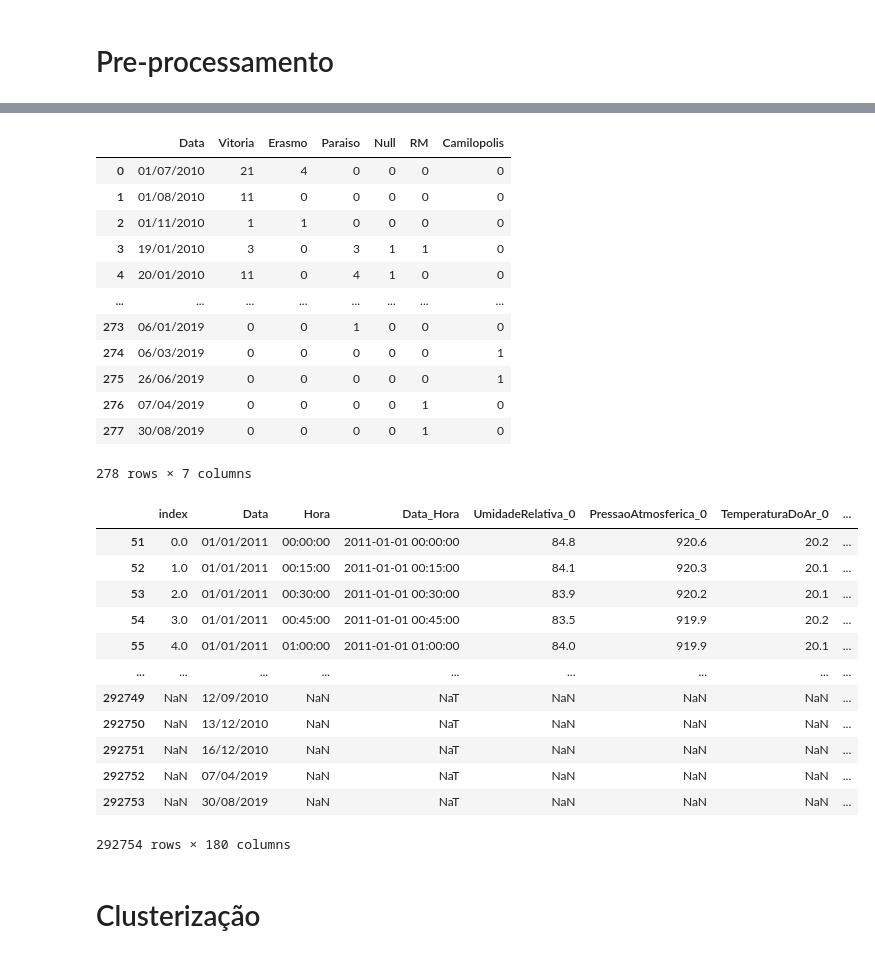
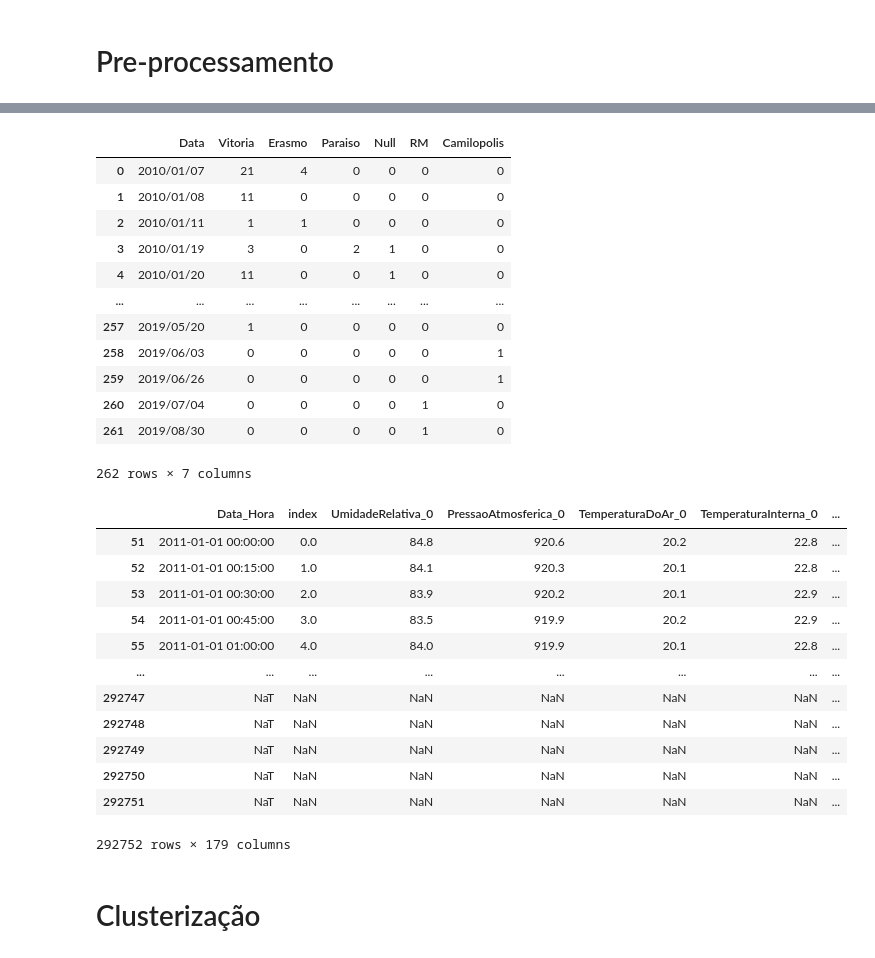
Before and after one commit to alagamentos/floodprediction, a Jupyter notebook: src/Notebooks/3_Cluster/0.1_Clustering_Tipos_Chuva.ipynb, the cells around one changed output, grey strips where cells are left out. Saved outputs shown, nothing was run; the diff lists cells and outputs as text; code cells hidden in the pictures.

```diff
--- a/src/Notebooks/3_Cluster/0.1_Clustering_Tipos_Chuva.ipynb
+++ b/src/Notebooks/3_Cluster/0.1_Clustering_Tipos_Chuva.ipynb
@@ -74,9 +74,9 @@ def round_date(date_string):
     if minute == '60':
         minute = '00'
         date_concat = left + minute + ':' + '00'
-        date_concat = datetime.strptime(date_concat, '%d/%m/%Y %H:%M:%S')
+        date_concat = datetime.strptime(date_concat, '%Y/%m/%d %H:%M:%S')
         date_concat = date_concat + timedelta(hours = 1)
-        date_concat = date_concat.strftime('%d/%m/%Y %H:%M:%S')
+        date_concat = date_concat.strftime('%Y/%m/%d %H:%M:%S')
     else:
         date_concat = left + minute + ':' + '00'
 
@@ -101,8 +101,8 @@ ord_serv['pos'] = le.transform(ord_serv['pos'])
 # %%
 ord_serv['Data_Hora'] = ord_serv['Data'] + ' ' + ord_serv['Hora']
 # %%
-#df_merged = pd.read_csv('../../../data/cleandata/Info pluviometricas/Merged Data/merged.csv', sep = ';')
-df_merged = pd.read_csv('../../../data/cleandata/Info pluviometricas/Merged Data/old_merged.csv', sep = ';')
+df_merged = pd.read_csv('../../../data/cleandata/Info pluviometricas/Merged Data/merged.csv', sep = ';')
+#df_merged = pd.read_csv('../../../data/cleandata/Info pluviometricas/Merged Data/old_merged.csv', sep = ';')
 df_repaired = pd.read_csv('../../../data/cleandata/Info pluviometricas/Merged Data/repaired.csv', sep = ';')
 df_merged['Data_Hora'] = pd.to_datetime(df_merged['Data_Hora'])
 df_repaired['Data_Hora'] = pd.to_datetime(df_repaired['Data_Hora'])
@@ -138,9 +138,10 @@ display(df_repaired)
 # %%
 df_ord = ord_serv[['Est. Prox', 'Data_Hora']]
-df_ord['Data_Hora'] = pd.to_datetime(df_ord['Data_Hora']).dt.strftime('%d/%m/%Y %H:%M:%S').apply(round_date)
-df_ord['Data_Hora'] = pd.to_datetime(df_ord['Data_Hora'])
-df_ord['Data'] = df_ord['Data_Hora'].dt.strftime('%d/%m/%Y')
+df_ord['Data_Hora'] = pd.to_datetime(df_ord['Data_Hora'], yearfirst=True).dt.strftime('%Y/%m/%d %H:%M:%S').apply(round_date)
+df_ord['Data_Hora'] = pd.to_datetime(df_ord['Data_Hora'], yearfirst=True)
+df_ord['Data'] = df_ord['Data_Hora'].dt.strftime('%Y/%m/%d')
 df_ord = df_ord.drop(columns = 'Data_Hora')
+df_ord = df_ord[df_ord['Est. Prox'] != 'OpenWeather']
 df_ord
 # %% [output]
 |  | Est. Prox | Data |
@@ -175,43 +176,43 @@ for index, row in df_ord.iterrows():
 df_est
 # %% [output]
 |  | Data | Vitoria | Erasmo | Paraiso | Null | RM | Camilopolis |
-| 0 | 01/07/2010 | 21 | 4 | 0 | 0 | 0 | 0 |
-| 1 | 01/08/2010 | 11 | 0 | 0 | 0 | 0 | 0 |
-| 2 | 01/11/2010 | 1 | 1 | 0 | 0 | 0 | 0 |
-| 3 | 19/01/2010 | 3 | 0 | 3 | 1 | 1 | 0 |
-| 4 | 20/01/2010 | 11 | 0 | 4 | 1 | 0 | 0 |
+| 0 | 2010/01/07 | 21 | 4 | 0 | 0 | 0 | 0 |
+| 1 | 2010/01/08 | 11 | 0 | 0 | 0 | 0 | 0 |
+| 2 | 2010/01/11 | 1 | 1 | 0 | 0 | 0 | 0 |
+| 3 | 2010/01/19 | 3 | 0 | 2 | 1 | 0 | 0 |
+| 4 | 2010/01/20 | 11 | 0 | 0 | 1 | 0 | 0 |
 | ... | ... | ... | ... | ... | ... | ... | ... |
-| 273 | 06/01/2019 | 0 | 0 | 1 | 0 | 0 | 0 |
-| 274 | 06/03/2019 | 0 | 0 | 0 | 0 | 0 | 1 |
-| 275 | 26/06/2019 | 0 | 0 | 0 | 0 | 0 | 1 |
-| 276 | 07/04/2019 | 0 | 0 | 0 | 0 | 1 | 0 |
-| 277 | 30/08/2019 | 0 | 0 | 0 | 0 | 1 | 0 |
+| 257 | 2019/05/20 | 1 | 0 | 0 | 0 | 0 | 0 |
+| 258 | 2019/06/03 | 0 | 0 | 0 | 0 | 0 | 1 |
+| 259 | 2019/06/26 | 0 | 0 | 0 | 0 | 0 | 1 |
+| 260 | 2019/07/04 | 0 | 0 | 0 | 0 | 1 | 0 |
+| 261 | 2019/08/30 | 0 | 0 | 0 | 0 | 1 | 0 |
-278 rows × 7 columns
+262 rows × 7 columns
 # %%
 df_merged_n = df_merged.drop(columns = [c for c in df_merged.columns.values if 'Sensacao' in c]).dropna().copy()
 df_repaired_n = df_repaired.drop(columns = [c for c in df_repaired.columns.values if 'Sensacao' in c]).dropna().copy()
 
 df = df_merged_n.merge(df_repaired_n, on='Data_Hora')
-df['Data_Hora'] = pd.to_datetime(df['Data_Hora'], format='%d/%m/%Y %H:%M:%S')
-df['Data'] = df['Data_Hora'].dt.strftime('%d/%m/%Y')
+df['Data_Hora'] = pd.to_datetime(df['Data_Hora'], format='%Y/%m/%d %H:%M:%S')
+df['Data'] = df['Data_Hora'].dt.strftime('%Y/%m/%d')
 df = df.merge(df_est, on='Data', how = 'outer')
-df['Data_Hora'] = pd.to_datetime(df['Data_Hora'])
+df['Data_Hora'] = pd.to_datetime(df['Data_Hora'], yearfirst=True)
 df = df.sort_values(by = 'Data_Hora')
 df
 # %% [output]
-|  | index | Data | Hora | Data_Hora | UmidadeRelativa_0 | PressaoAtmosferica_0 | TemperaturaDoAr_0 | ... |
-| 51 | 0.0 | 01/01/2011 | 00:00:00 | 2011-01-01 00:00:00 | 84.8 | 920.6 | 20.2 | ... |
-| 52 | 1.0 | 01/01/2011 | 00:15:00 | 2011-01-01 00:15:00 | 84.1 | 920.3 | 20.1 | ... |
-| 53 | 2.0 | 01/01/2011 | 00:30:00 | 2011-01-01 00:30:00 | 83.9 | 920.2 | 20.1 | ... |
-| 54 | 3.0 | 01/01/2011 | 00:45:00 | 2011-01-01 00:45:00 | 83.5 | 919.9 | 20.2 | ... |
-| 55 | 4.0 | 01/01/2011 | 01:00:00 | 2011-01-01 01:00:00 | 84.0 | 919.9 | 20.1 | ... |
-| ... | ... | ... | ... | ... | ... | ... | ... | ... |
-| 292749 | NaN | 12/09/2010 | NaN | NaT | NaN | NaN | NaN | ... |
-| 292750 | NaN | 13/12/2010 | NaN | NaT | NaN | NaN | NaN | ... |
-| 292751 | NaN | 16/12/2010 | NaN | NaT | NaN | NaN | NaN | ... |
-| 292752 | NaN | 07/04/2019 | NaN | NaT | NaN | NaN | NaN | ... |
-| 292753 | NaN | 30/08/2019 | NaN | NaT | NaN | NaN | NaN | ... |
+|  | Data_Hora | index | UmidadeRelativa_0 | PressaoAtmosferica_0 | TemperaturaDoAr_0 | TemperaturaInterna_0 | ... |
+| 51 | 2011-01-01 00:00:00 | 0.0 | 84.8 | 920.6 | 20.2 | 22.8 | ... |
+| 52 | 2011-01-01 00:15:00 | 1.0 | 84.1 | 920.3 | 20.1 | 22.8 | ... |
+| 53 | 2011-01-01 00:30:00 | 2.0 | 83.9 | 920.2 | 20.1 | 22.9 | ... |
+| 54 | 2011-01-01 00:45:00 | 3.0 | 83.5 | 919.9 | 20.2 | 22.9 | ... |
+| 55 | 2011-01-01 01:00:00 | 4.0 | 84.0 | 919.9 | 20.1 | 22.8 | ... |
+| ... | ... | ... | ... | ... | ... | ... | ... |
+| 292747 | NaT | NaN | NaN | NaN | NaN | NaN | ... |
+| 292748 | NaT | NaN | NaN | NaN | NaN | NaN | ... |
+| 292749 | NaT | NaN | NaN | NaN | NaN | NaN | ... |
+| 292750 | NaT | NaN | NaN | NaN | NaN | NaN | ... |
+| 292751 | NaT | NaN | NaN | NaN | NaN | NaN | ... |
-292754 rows × 180 columns
+292752 rows × 179 columns
 # %%
 df = df[~df['index'].isna()]
 df[[c for c in df_est.columns if 'Data' not in c]] = df[[c for c in df_est.columns if 'Data' not in c]].fillna(0)
```
Also changed, not shown: parts of 24 cells of this notebook, 4 other files.
